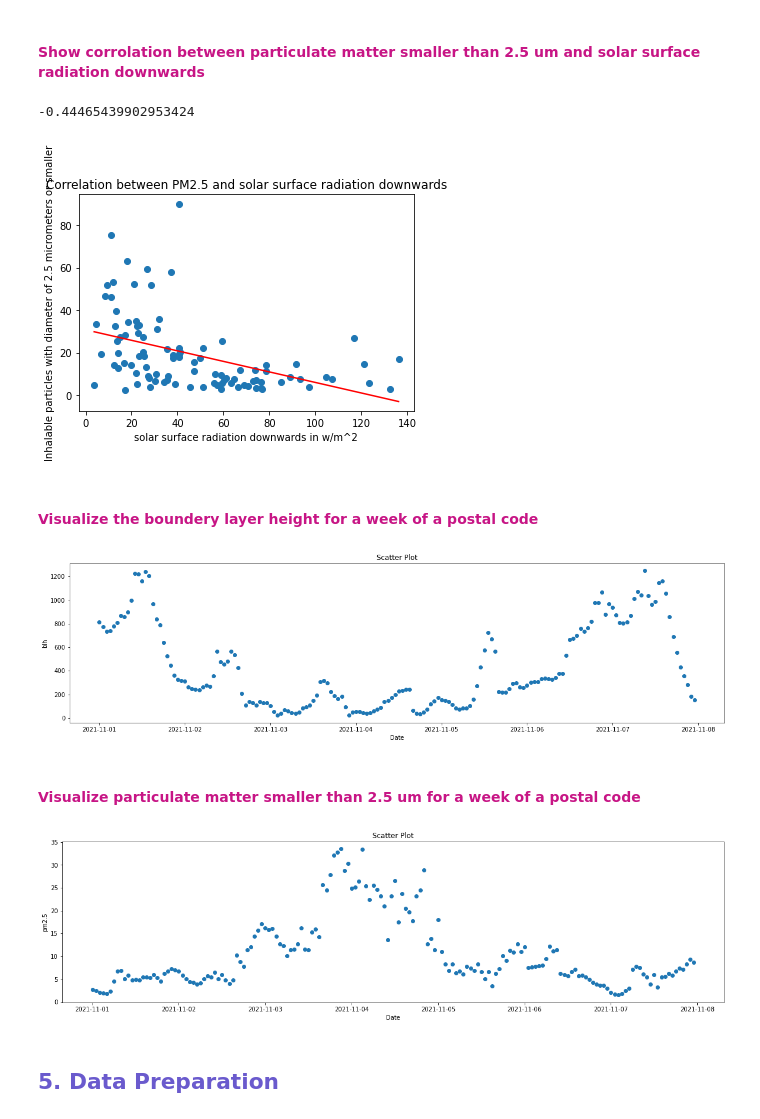
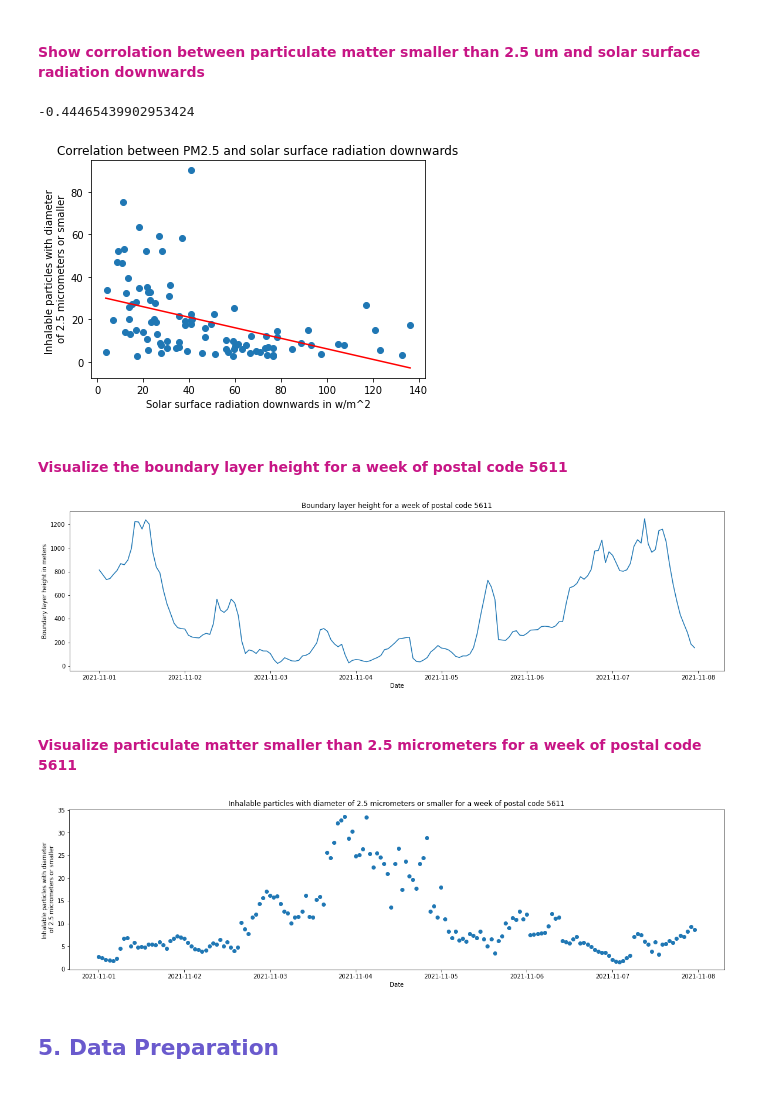
Before and after one commit to rawan-a-d/Air-Quality-Prediction, a Jupyter notebook: meteo-notebook.ipynb, the cells around one changed output. Drawn from its saved outputs; the diff is of its cells as text; code cells hidden in the pictures.

```diff
--- a/meteo-notebook.ipynb
+++ b/meteo-notebook.ipynb
@@ -274,65 +274,59 @@ plt.ylabel('Inhalable particles with diameter of 2.5 micrometers or smaller');
 # %%
 group_by_day = df_meteo_air_pollution.groupby(pd.Grouper(freq='D', key='date')).mean()
 ws_pm25_corr = group_by_day["ssrd"].corr(group_by_day["pm2.5"])
 print(ws_pm25_corr)
 plt.scatter(group_by_day["ssrd"], group_by_day["pm2.5"])
 plt.plot(np.unique(group_by_day["ssrd"]), np.poly1d(np.polyfit(group_by_day["ssrd"], group_by_day["pm2.5"], 1))
          (np.unique(group_by_day["ssrd"])), color='red')
 plt.title('Correlation between PM2.5 and solar surface radiation downwards')
-plt.xlabel('solar surface radiation downwards in w/m^2')
-plt.ylabel('Inhalable particles with diameter of 2.5 micrometers or smaller');
-#particulate matter <2.5um in ug/m3
+plt.xlabel('Solar surface radiation downwards in w/m^2')
+plt.ylabel('Inhalable particles with diameter \n of 2.5 micrometers or smaller');
+# Particulate matter <2.5um in ug/m3
 # %% [output]
 -0.44465439902953424
-[figure, old version]
+[figure, new version]
 # %% [markdown]
-<h4><font color=mediumvioletred> Visualize the boundery layer height for a week of a postal code </font></h4>
+<h4><font color=mediumvioletred> Visualize the boundary layer height for a week of postal code 5611</font></h4>
 # %%
-one_week = df_meteo[df_meteo['date']. dt. strftime('%Y-%m')=='2021-11'].head(168)
+# Combined meto and air polution data for postalcode 5611
+postalcode_df_meteo_air_polution = df_meteo_air_pollution[df_meteo_air_pollution['PC4'] == 5611]
+
+# Combined data for the first week of november 2021 from postal code 5611 (24 * 7 = 168 entries)
+one_week_postalcode_df_meteo_air_polution = postalcode_df_meteo_air_polution[postalcode_df_meteo_air_polution['date']. dt. strftime('%Y-%m')=='2021-11'].head(168)
 
 # Scatter plot with day against tip
 plt.figure(figsize = (20 ,5))
 
-
-plt.scatter(one_week['date'], one_week['blh'])
-            # c=data['size'],  s=data['b'])
+plt.plot(one_week_postalcode_df_meteo_air_polution['date'], one_week_postalcode_df_meteo_air_polution['blh'])
 
 # Adding Title to the Plot
-plt.title('Scatter Plot')
+plt.title('Boundary layer height for a week of postal code 5611')
 
 # Setting the X and Y labels
 plt.xlabel('Date')
-plt.ylabel('blh')
-
-#plt.colorbar()
+plt.ylabel('Boundary layer height in meters')
 
 plt.show()
 # %% [output]
-[figure, old version]
+[figure, new version]
 # %% [markdown]
-<h4><font color=mediumvioletred> Visualize particulate matter smaller than 2.5 um for a week of a postal code </font></h4>
+<h4><font color=mediumvioletred> Visualize particulate matter smaller than 2.5 micrometers for a week of postal code 5611</font></h4>
 # %%
-one_week = df_meteo_air_pollution[df_meteo_air_pollution['date']. dt. strftime('%Y-%m')=='2021-11'].head(168)
-
 # Scatter plot with day against tip
 plt.figure(figsize = (20 ,5))
 
-
-plt.scatter(one_week['date'], one_week['pm2.5'])
-            # c=data['size'],  s=data['b'])
+plt.scatter(one_week_postalcode_df_meteo_air_polution['date'], one_week_postalcode_df_meteo_air_polution['pm2.5'])
 
 # Adding Title to the Plot
-plt.title('Scatter Plot')
+plt.title('Inhalable particles with diameter of 2.5 micrometers or smaller for a week of postal code 5611')
 
 # Setting the X and Y labels
 plt.xlabel('Date')
-plt.ylabel('pm2.5')
-
-#plt.colorbar()
+plt.ylabel('Inhalable particles with diameter \n of 2.5 micrometers or smaller')
 
 plt.show()
 # %% [output]
-[figure, old version]
+[figure, new version]
 # %% [markdown]
 <h2><font color=slateblue> 5. Data Preparation </font></h2>
 # %% [markdown]
```
Also changed, not shown: parts of 8 cells of this notebook.
